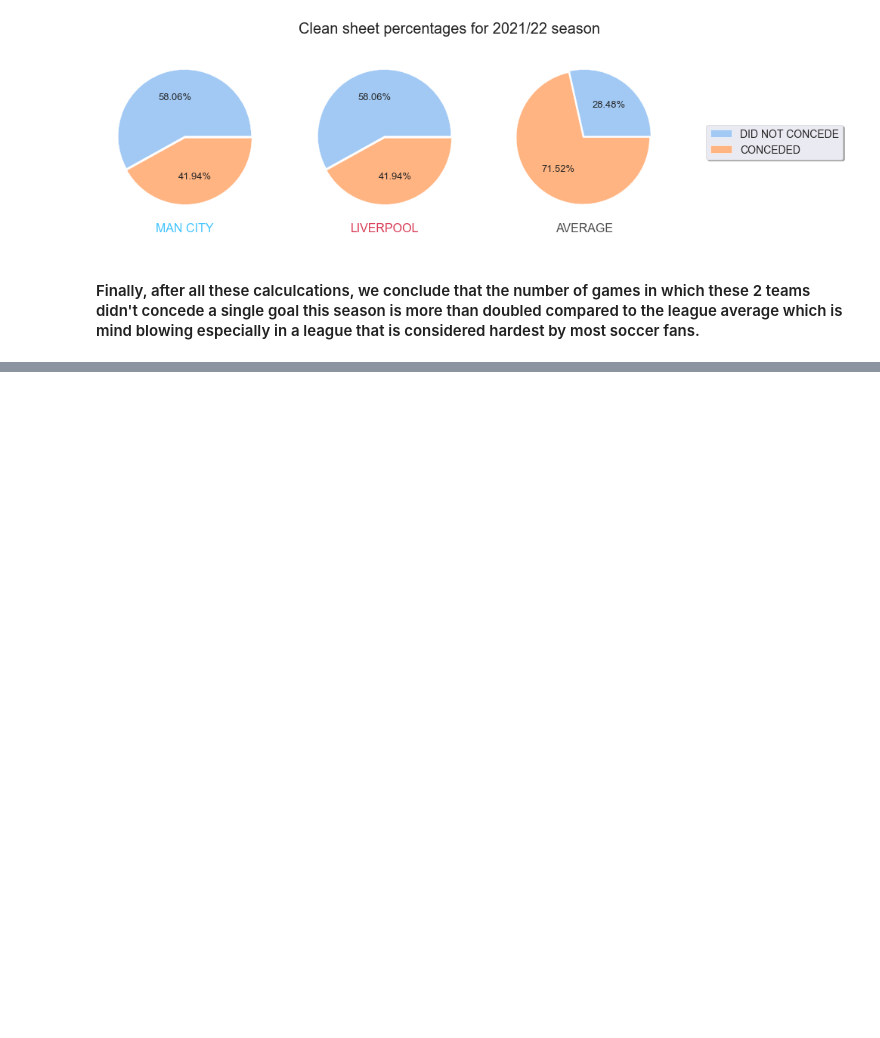
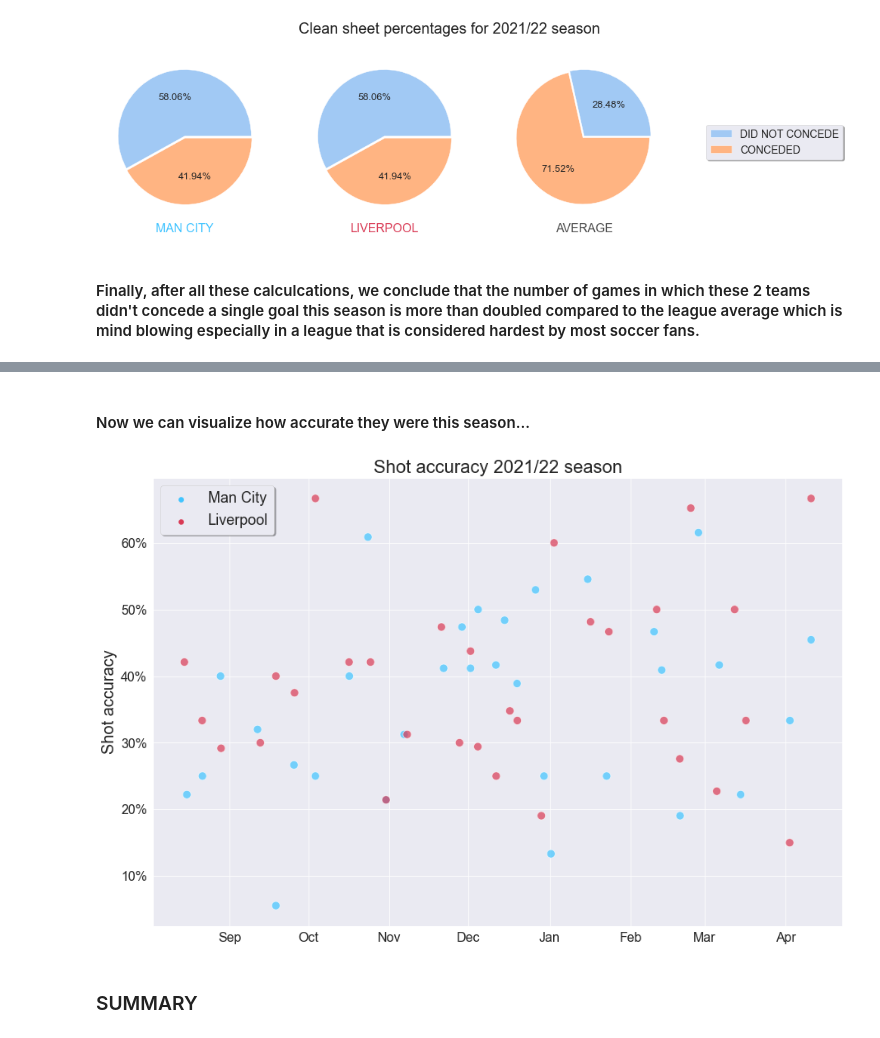
Before and after one commit to bajcula/soccerdata, a Jupyter notebook: Liverpool_VS_Man_City_VS_Rest_of_the_PL.ipynb, the cells around one changed output, grey strips where cells are left out. Drawn from its saved outputs; the diff is of its cells as text; code cells hidden in the pictures; blank space fills up the shorter version.

```diff
--- a/Liverpool_VS_Man_City_VS_Rest_of_the_PL.ipynb
+++ b/Liverpool_VS_Man_City_VS_Rest_of_the_PL.ipynb
@@ -1011,0 +1067,5 @@ plt.show()
+# %%
+city_liv_2021 = pd.concat([city_2021, liv_2021], keys=['city', 'liv'])
+city_liv_2021.loc[city_liv_2021['city_half_time_goals_conc'].isna(), 'team'] = 'Liverpool'
+city_liv_2021.loc[city_liv_2021['liv_half_time_goals_conc'].isna(), 'team'] = 'Man City'
+city_liv_2021
@@ -1011,0 +1086,28 @@ plt.show()
+# %% [markdown]
+#### Now we can visualize how accurate they were this season...
+# %%
+plt.figure(figsize=(15,10))
+plt.title('Shot accuracy 2021/22 season', fontsize=22)
+
+ax = sns.scatterplot(
+    data=city_liv_2021,
+    x='date_time',
+    y='shot_acc',
+    hue='team',
+    palette=[city_color, liv_color],
+    s=100,
+    alpha=0.7
+)
+ax.set_xticks(['2021-09', '2021-10', '2021-11', '2021-12', '2022-01', '2022-02', '2022-03', '2022-04'])
+ax.set_xticklabels(['Sep', 'Oct', 'Nov', 'Dec', 'Jan', 'Feb', 'Mar', 'Apr'], fontsize=16)
+ax.set_yticks([0.1, 0.2, 0.3, 0.4, 0.5, 0.6])
+ax.set_yticklabels(['10%', '20%', '30%', '40%', '50%', '60%'], fontsize=16)
+plt.xlabel('')
+plt.ylabel('Shot accuracy', fontsize=20)
+ax.legend(fontsize=18, frameon=True, shadow=True)
+
+plt.show()
+# %% [output]
+[figure, added]
+# %% [markdown]
+### SUMMARY
```
Also changed, not shown: parts of 66 cells of this notebook.
